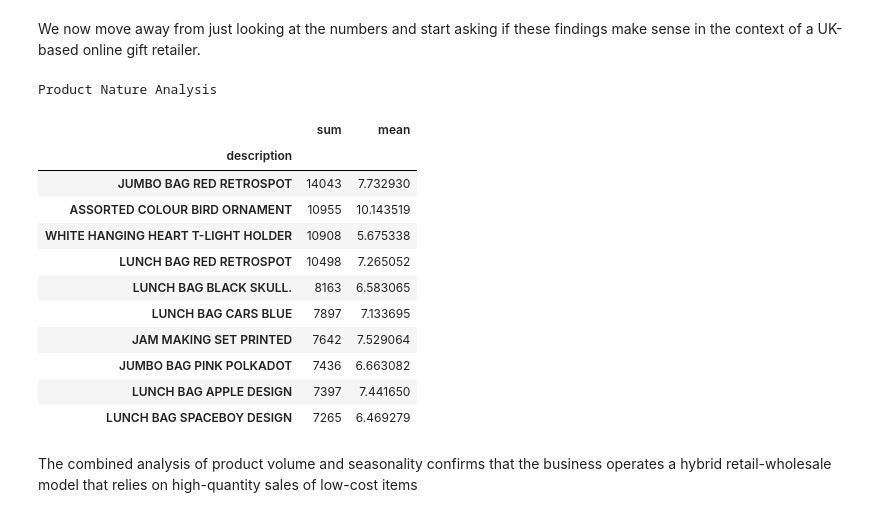
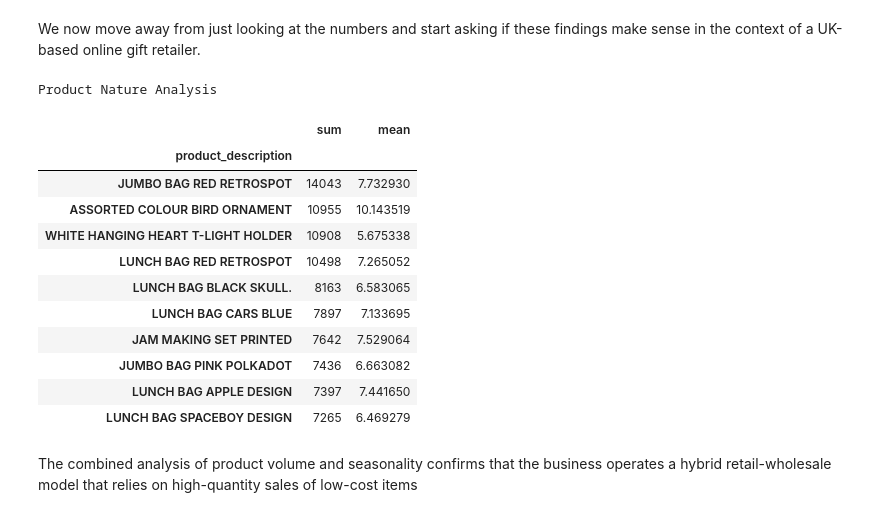
Before and after one commit to Raeesa12/FUTURE_DS_01, a Jupyter notebook: business_sales_analytics.ipynb, the cells around one changed output. Cells and saved outputs as stored; diff of their text form; code cells hidden in the pictures.

```diff
--- a/business_sales_analytics.ipynb
+++ b/business_sales_analytics.ipynb
@@ -414,14 +440,14 @@ Detailed Group Statistics (Top 5 Countries):
 We now move away from just looking at the numbers and start asking if these findings make sense in the context of a UK-based online gift retailer.
 # %%
 # Check the top 10 products again to see their nature
-top_products_list = data.groupby('description')['quantity'].agg(['sum', 'mean']).sort_values(by='sum', ascending=False).head(10)
+top_products_list = data.groupby('product_description')['quantity'].agg(['sum', 'mean']).sort_values(by='sum', ascending=False).head(10)
 
 print("Product Nature Analysis")
 display(top_products_list)
 # %% [output]
 Product Nature Analysis
 |  | sum | mean |
-| description |  |  |
+| product_description |  |  |
 | JUMBO BAG RED RETROSPOT | 14043 | 7.732930 |
 | ASSORTED COLOUR BIRD ORNAMENT | 10955 | 10.143519 |
 | WHITE HANGING HEART T-LIGHT HOLDER | 10908 | 5.675338 |
```
Also changed, not shown: parts of 9 cells of this notebook, 16 other files.
